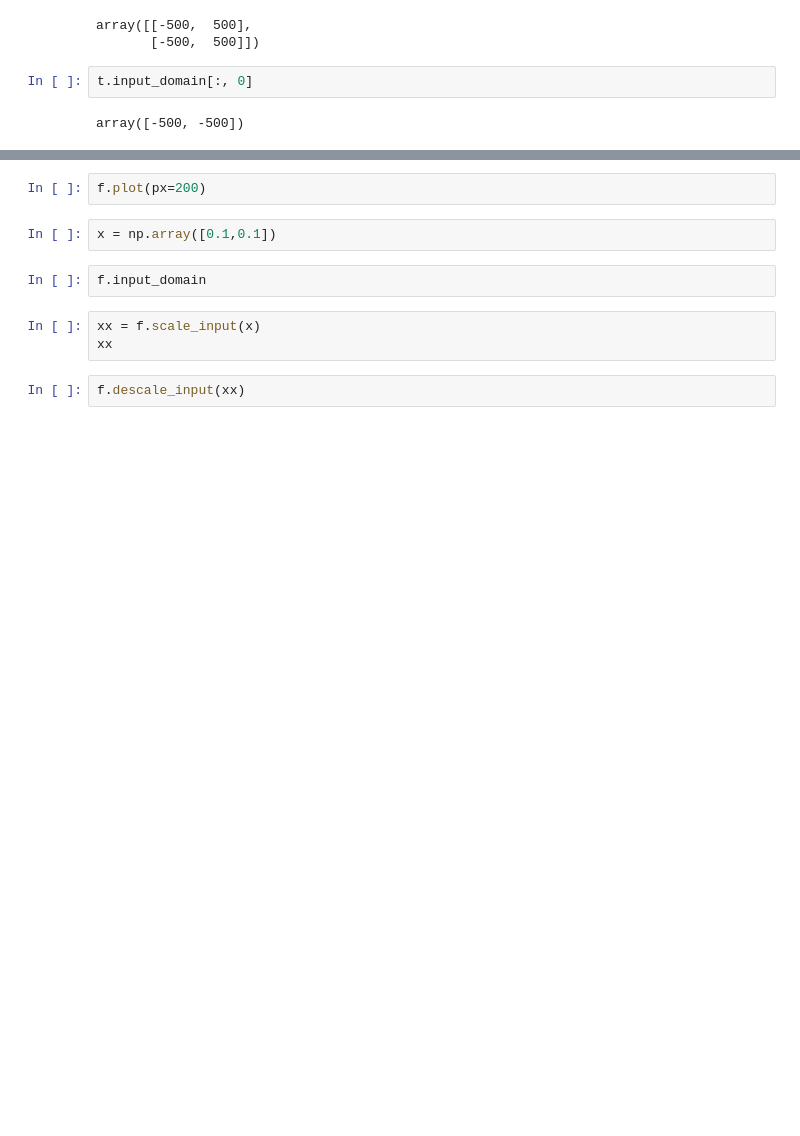
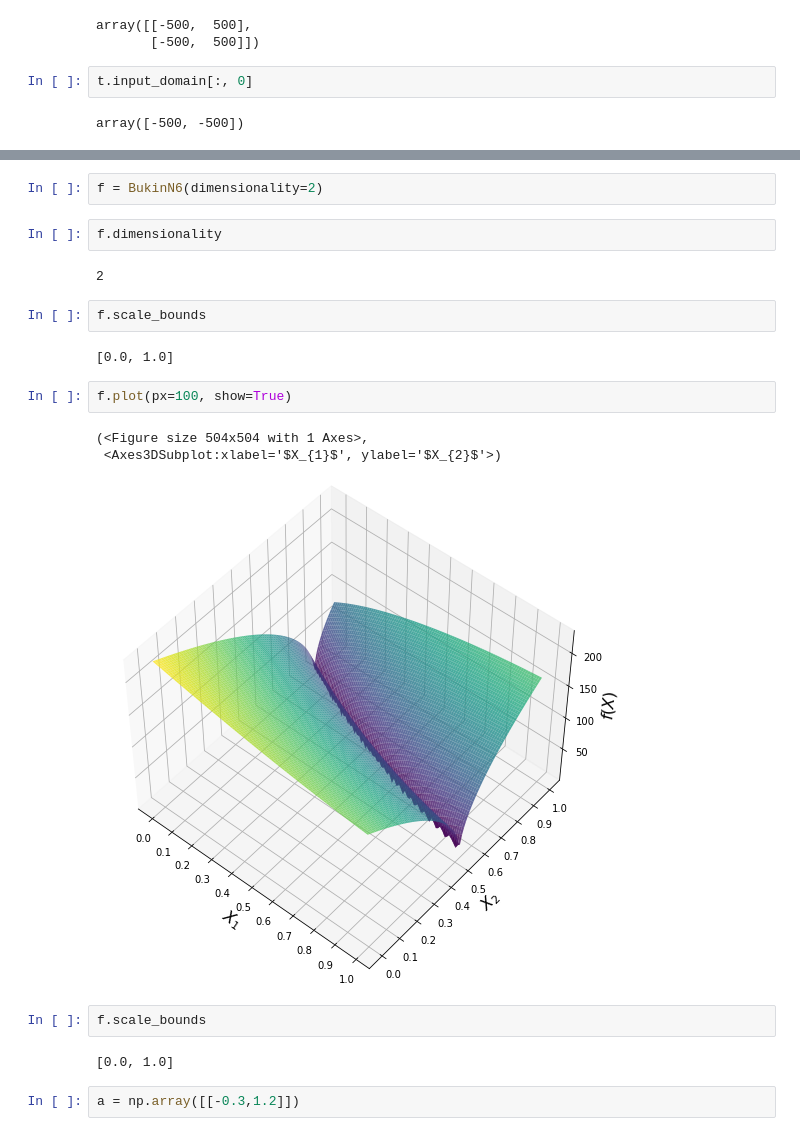
Before and after one commit to bessagroup/f3dasm, a Jupyter notebook: notebooks/port_pybenchfunction.ipynb, the cells around one changed output, grey strips where cells are left out. Cells and saved outputs as stored; diff of their text form; blank space fills up the shorter version.

```diff
--- a/notebooks/port_pybenchfunction.ipynb
+++ b/notebooks/port_pybenchfunction.ipynb
@@ -84,11 +109,22 @@ f.get_global_minimum(2)
+# %%
+f = BukinN6(dimensionality=2)
+# %%
+f.dimensionality
+# %% [output]
+2
+# %%
+f.scale_bounds
+# %% [output]
+[0.0, 1.0]
 # %%
-f.plot(px=200)
+f.plot(px=100, show=True)
+# %% [output]
+(<Figure size 504x504 with 1 Axes>,
+ <Axes3DSubplot:xlabel='$X_{1}$', ylabel='$X_{2}$'>)
+[figure, added]
+# %%
+f.scale_bounds
+# %% [output]
+[0.0, 1.0]
 # %%
-x = np.array([0.1,0.1])
+a = np.array([[-0.3,1.2]])
-# %%
-f.input_domain
-# %%
-xx = f.scale_input(x)
-xx
-# %%
-f.descale_input(xx)
```
Also changed, not shown: parts of 17 cells of this notebook, 16 other files.
